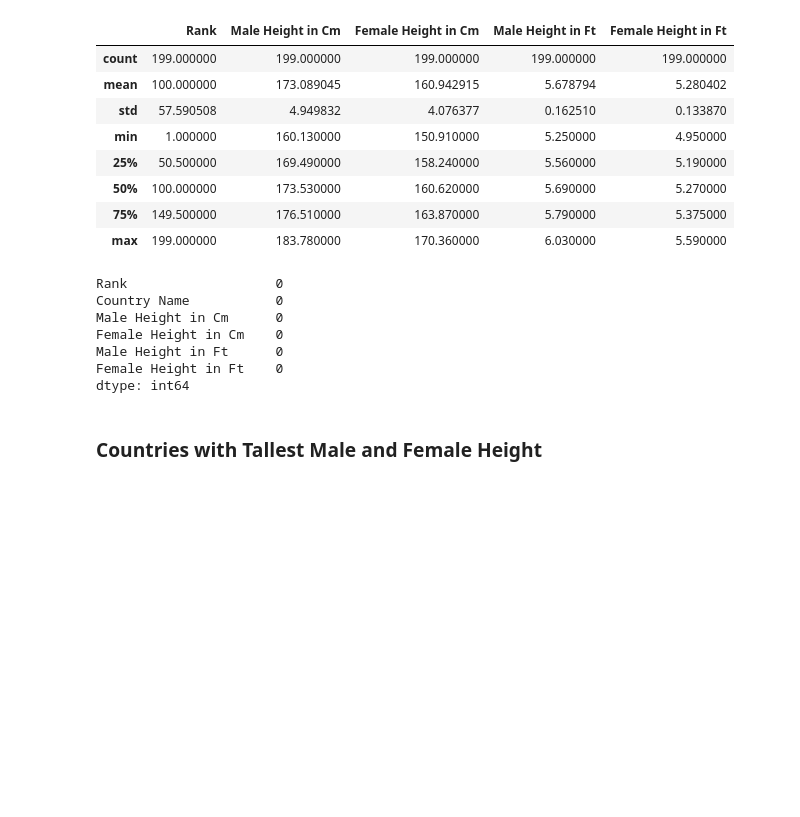
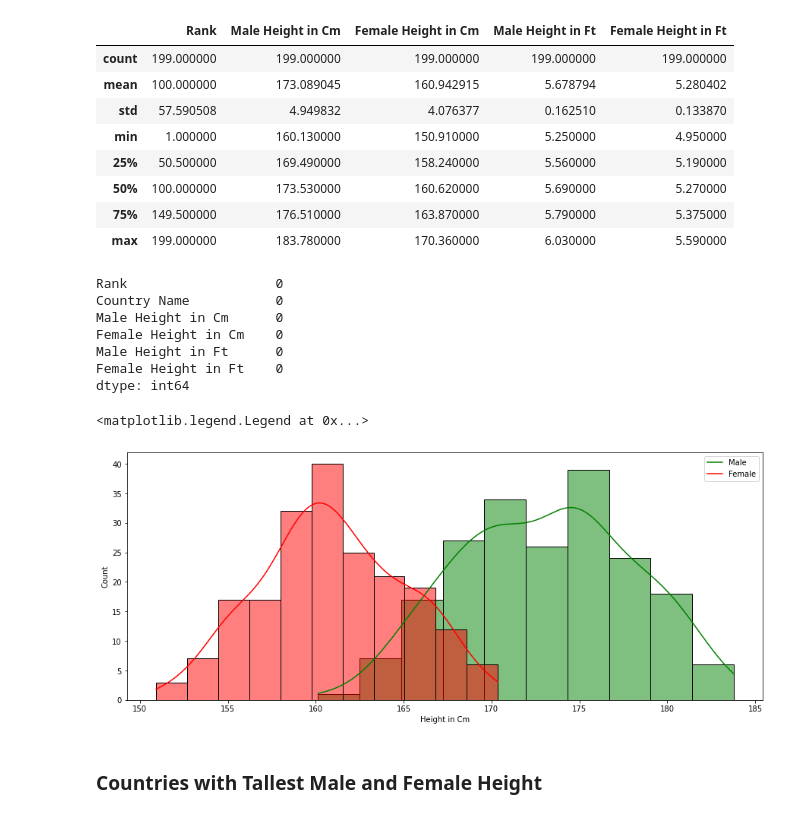
Before and after one commit to Vishwajeet111/Analysis-on-Height, a Jupyter notebook: Heights.ipynb, the cells around one changed output. Cells and saved outputs as stored; diff of their text form; code cells hidden in the pictures; blank space fills up the shorter version.

```diff
--- a/Heights.ipynb
+++ b/Heights.ipynb
@@ -52,6 +52,15 @@ Female Height in Cm    0
 Male Height in Ft      0
 Female Height in Ft    0
 dtype: int64
+# %%
+plt.rcParams["figure.figsize"] = (15,6)
+sns.histplot(x='Male Height in Cm',data=df,color='green',kde=True)
+sns.histplot(x='Female Height in Cm',data=df,color='red',kde=True)
+plt.xlabel('Height in Cm')
+plt.legend(['Male','Female'])
+# %% [output]
+<matplotlib.legend.Legend at 0x...>
+[figure, added]
 # %% [markdown]
 ### Countries with Tallest Male and Female Height
 # %%
```
Also changed, not shown: parts of 6 cells of this notebook.
